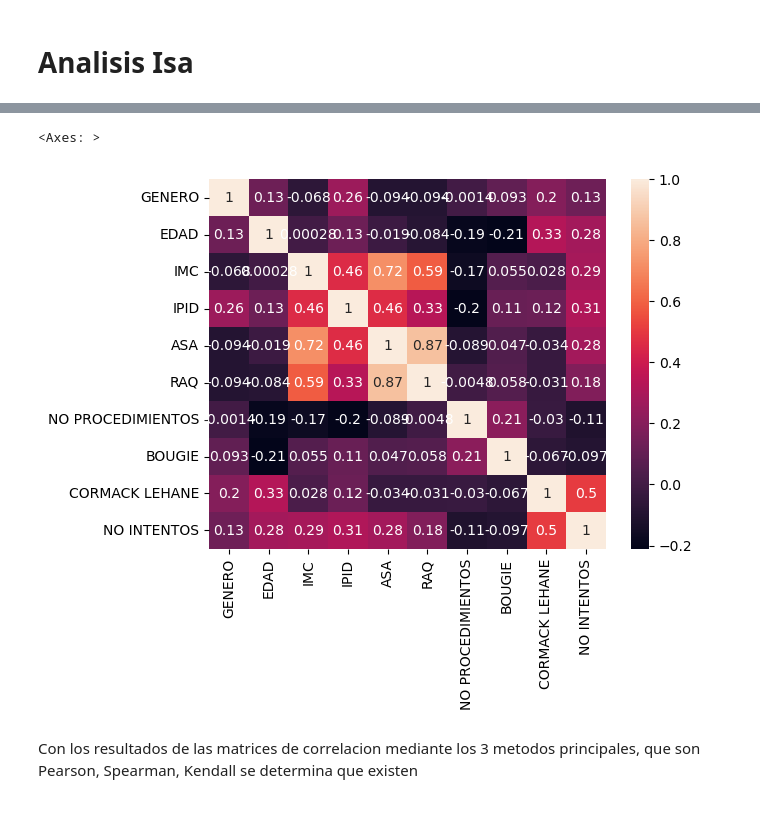
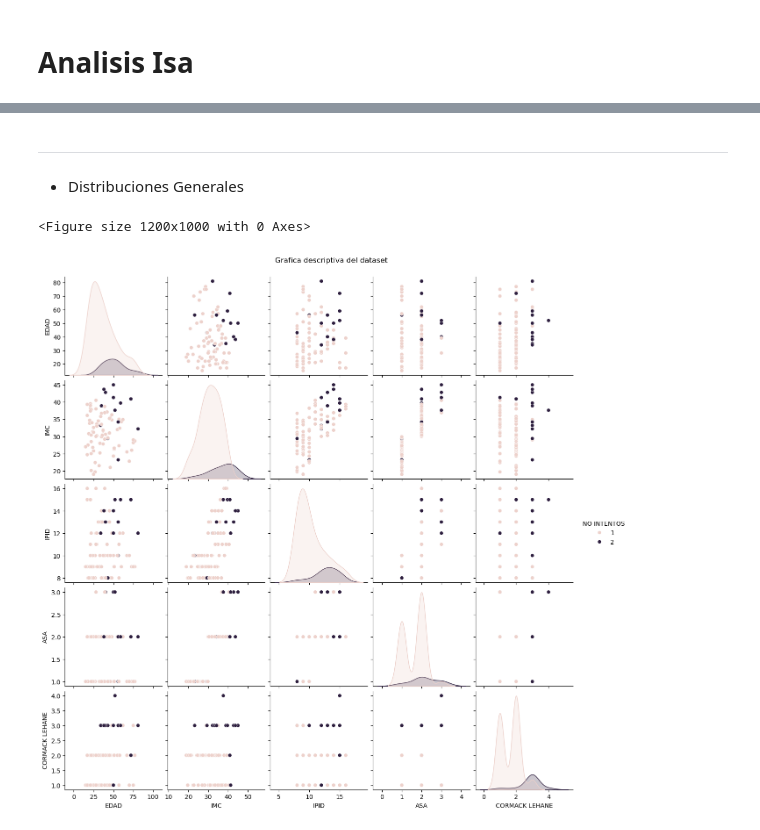
Before and after one commit to JustBati/4fun, a Jupyter notebook: isa.ipynb, the cells around one changed output, grey strips where cells are left out. Cells and saved outputs as stored; diff of their text form; code cells hidden in the pictures.

```diff
--- a/isa.ipynb
+++ b/isa.ipynb
@@ -104,7 +78,11 @@ sns.heatmap(df_clean.corr('spearman'), annot=True)
-# %%
-sns.heatmap(df_clean.corr('kendall'), annot=True)
-# %% [output]
-<Axes: >
-[figure, removed]
-# %% [markdown]
-Con los resultados de las matrices de correlacion mediante los 3 metodos principales, que son Pearson, Spearman, Kendall se determina que existen
+# %% [markdown]
+-----
+- Distribuciones Generales
+# %%
+plt.figure(figsize=(12, 10))
+ax = sns.pairplot(df_clean, hue='NO INTENTOS')
+ax.fig.suptitle("Grafica descriptiva del dataset", y=1.02)
+plt.show()
+# %% [output]
+<Figure size 1200x1000 with 0 Axes>
+[figure, added]
```
Also changed, not shown: parts of 24 cells of this notebook, 1 other file.
